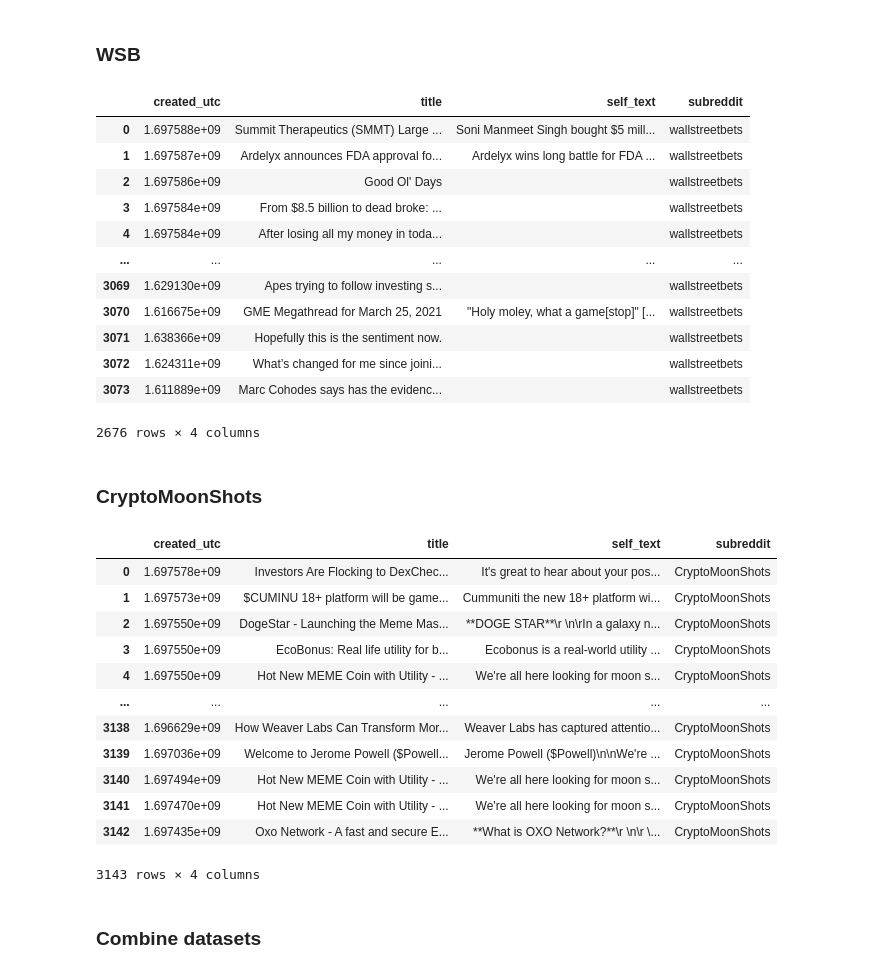
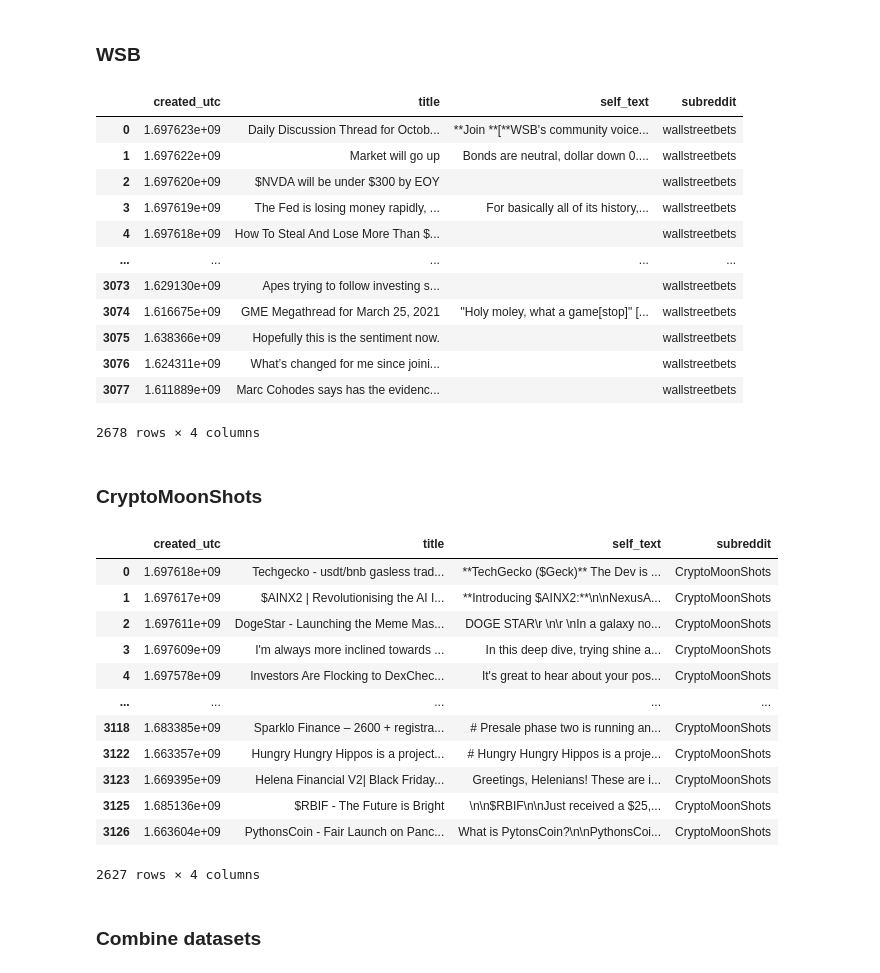
Before and after one commit to johngilheany/reddit_nlp, a Jupyter notebook: starter_code.ipynb, the cells around one changed output. Saved outputs shown, nothing was run; the diff lists cells and outputs as text; code cells hidden in the pictures.

```diff
--- a/starter_code.ipynb
+++ b/starter_code.ipynb
@@ -55,23 +60,26 @@ for post in top_posts:
 # %%
 # Turn into a dataframe
-wsb = pd.DataFrame(data, columns = ['created_utc', 'title', 'self_text', 'subreddit'])
-wsb.drop_duplicates(inplace = True)
+wsb = pd.DataFrame(data1, columns = ['created_utc', 'title', 'self_text', 'subreddit'])
+# wsb.drop_duplicates(inplace = True)
 # wsb.duplicated
-wsb
+# Drop duplicates
+wsb = wsb[~wsb.duplicated(['created_utc', 'title', 'self_text', 'subreddit'])]
+# wsb #3078
+wsb #2678
 # %% [output]
 |  | created_utc | title | self_text | subreddit |
-| 0 | 1.697588e+09 | Summit Therapeutics (SMMT) Large ... | Soni Manmeet Singh bought $5 mill... | wallstreetbets |
-| 1 | 1.697587e+09 | Ardelyx announces FDA approval fo... | Ardelyx wins long battle for FDA ... | wallstreetbets |
-| 2 | 1.697586e+09 | Good Ol' Days |  | wallstreetbets |
-| 3 | 1.697584e+09 | From $8.5 billion to dead broke: ... |  | wallstreetbets |
-| 4 | 1.697584e+09 | After losing all my money in toda... |  | wallstreetbets |
+| 0 | 1.697623e+09 | Daily Discussion Thread for Octob... | **Join **[**WSB's community voice... | wallstreetbets |
+| 1 | 1.697622e+09 | Market will go up | Bonds are neutral, dollar down 0.... | wallstreetbets |
+| 2 | 1.697620e+09 | $NVDA will be under $300 by EOY |  | wallstreetbets |
+| 3 | 1.697619e+09 | The Fed is losing money rapidly, ... | For basically all of its history,... | wallstreetbets |
+| 4 | 1.697618e+09 | How To Steal And Lose More Than $... |  | wallstreetbets |
 | ... | ... | ... | ... | ... |
-| 3069 | 1.629130e+09 | Apes trying to follow investing s... |  | wallstreetbets |
-| 3070 | 1.616675e+09 | GME Megathread for March 25, 2021 | "Holy moley, what a game[stop]" [... | wallstreetbets |
-| 3071 | 1.638366e+09 | Hopefully this is the sentiment now. |  | wallstreetbets |
-| 3072 | 1.624311e+09 | What’s changed for me since joini... |  | wallstreetbets |
-| 3073 | 1.611889e+09 | Marc Cohodes says has the evidenc... |  | wallstreetbets |
+| 3073 | 1.629130e+09 | Apes trying to follow investing s... |  | wallstreetbets |
+| 3074 | 1.616675e+09 | GME Megathread for March 25, 2021 | "Holy moley, what a game[stop]" [... | wallstreetbets |
+| 3075 | 1.638366e+09 | Hopefully this is the sentiment now. |  | wallstreetbets |
+| 3076 | 1.624311e+09 | What’s changed for me since joini... |  | wallstreetbets |
+| 3077 | 1.611889e+09 | Marc Cohodes says has the evidenc... |  | wallstreetbets |
-2676 rows × 4 columns
+2678 rows × 4 columns
 # %% [markdown]
 ### CryptoMoonShots
 # %%
@@ -103,22 +111,24 @@ for post in top_posts:
 # %%
 # Turn into a dataframe
-cms = pd.DataFrame(data, columns = ['created_utc', 'title', 'self_text', 'subreddit'])
-cms.drop_duplicates()
-cms
+cms = pd.DataFrame(data2, columns = ['created_utc', 'title', 'self_text', 'subreddit'])
+# cms.drop_duplicates()
+# cms #3152
+cms = cms[~cms.duplicated(['created_utc', 'title', 'self_text', 'subreddit'])]
+cms # 2627
 # %% [output]
 |  | created_utc | title | self_text | subreddit |
-| 0 | 1.697578e+09 | Investors Are Flocking to DexChec... | It's great to hear about your pos... | CryptoMoonShots |
-| 1 | 1.697573e+09 | $CUMINU 18+ platform will be game... | Cummuniti the new 18+ platform wi... | CryptoMoonShots |
-| 2 | 1.697550e+09 | DogeStar - Launching the Meme Mas... | **DOGE STAR**\r \n\rIn a galaxy n... | CryptoMoonShots |
-| 3 | 1.697550e+09 | EcoBonus: Real life utility for b... | Ecobonus is a real-world utility ... | CryptoMoonShots |
-| 4 | 1.697550e+09 | Hot New MEME Coin with Utility - ... | We're all here looking for moon s... | CryptoMoonShots |
+| 0 | 1.697618e+09 | Techgecko - usdt/bnb gasless trad... | **TechGecko ($Geck)** The Dev is ... | CryptoMoonShots |
+| 1 | 1.697617e+09 | $AINX2 | Revolutionising the AI I... | **Introducing $AINX2:**\n\nNexusA... | CryptoMoonShots |
+| 2 | 1.697611e+09 | DogeStar - Launching the Meme Mas... | DOGE STAR\r \n\r \nIn a galaxy no... | CryptoMoonShots |
+| 3 | 1.697609e+09 | I'm always more inclined towards ... | In this deep dive, trying shine a... | CryptoMoonShots |
+| 4 | 1.697578e+09 | Investors Are Flocking to DexChec... | It's great to hear about your pos... | CryptoMoonShots |
 | ... | ... | ... | ... | ... |
-| 3138 | 1.696629e+09 | How Weaver Labs Can Transform Mor... | Weaver Labs has captured attentio... | CryptoMoonShots |
-| 3139 | 1.697036e+09 | Welcome to Jerome Powell ($Powell... | Jerome Powell ($Powell)\n\nWe're ... | CryptoMoonShots |
-| 3140 | 1.697494e+09 | Hot New MEME Coin with Utility - ... | We're all here looking for moon s... | CryptoMoonShots |
-| 3141 | 1.697470e+09 | Hot New MEME Coin with Utility - ... | We're all here looking for moon s... | CryptoMoonShots |
-| 3142 | 1.697435e+09 | Oxo Network - A fast and secure E... | **What is OXO Network?**\r \n\r \... | CryptoMoonShots |
+| 3118 | 1.683385e+09 | Sparklo Finance – 2600 + registra... | # Presale phase two is running an... | CryptoMoonShots |
+| 3122 | 1.663357e+09 | Hungry Hungry Hippos is a project... | # Hungry Hungry Hippos is a proje... | CryptoMoonShots |
+| 3123 | 1.669395e+09 | Helena Financial V2| Black Friday... | Greetings, Helenians! These are i... | CryptoMoonShots |
+| 3125 | 1.685136e+09 | $RBIF - The Future is Bright | \n\n$RBIF\n\nJust received a $25,... | CryptoMoonShots |
+| 3126 | 1.663604e+09 | PythonsCoin - Fair Launch on Panc... | What is PytonsCoin?\n\nPythonsCoi... | CryptoMoonShots |
-3143 rows × 4 columns
+2627 rows × 4 columns
 # %% [markdown]
 ### Combine datasets
 # %%
```
Also changed, not shown: parts of 51 cells of this notebook.
